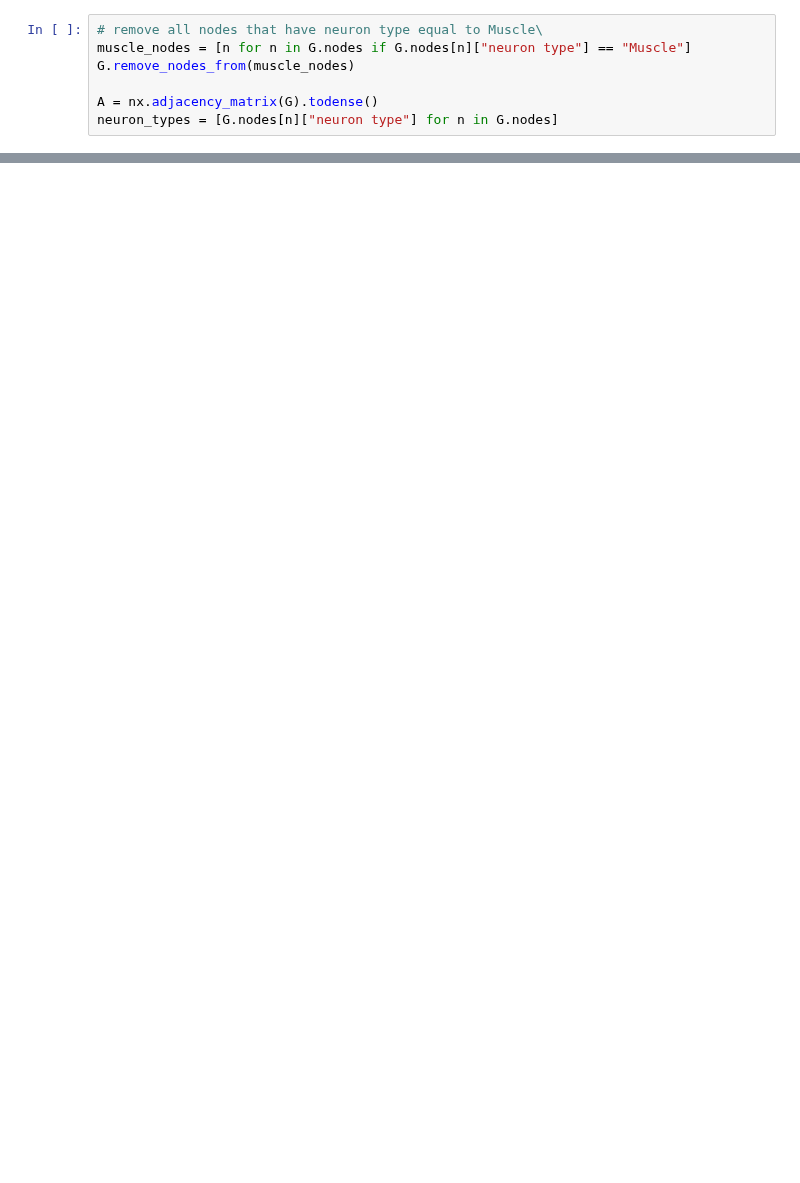
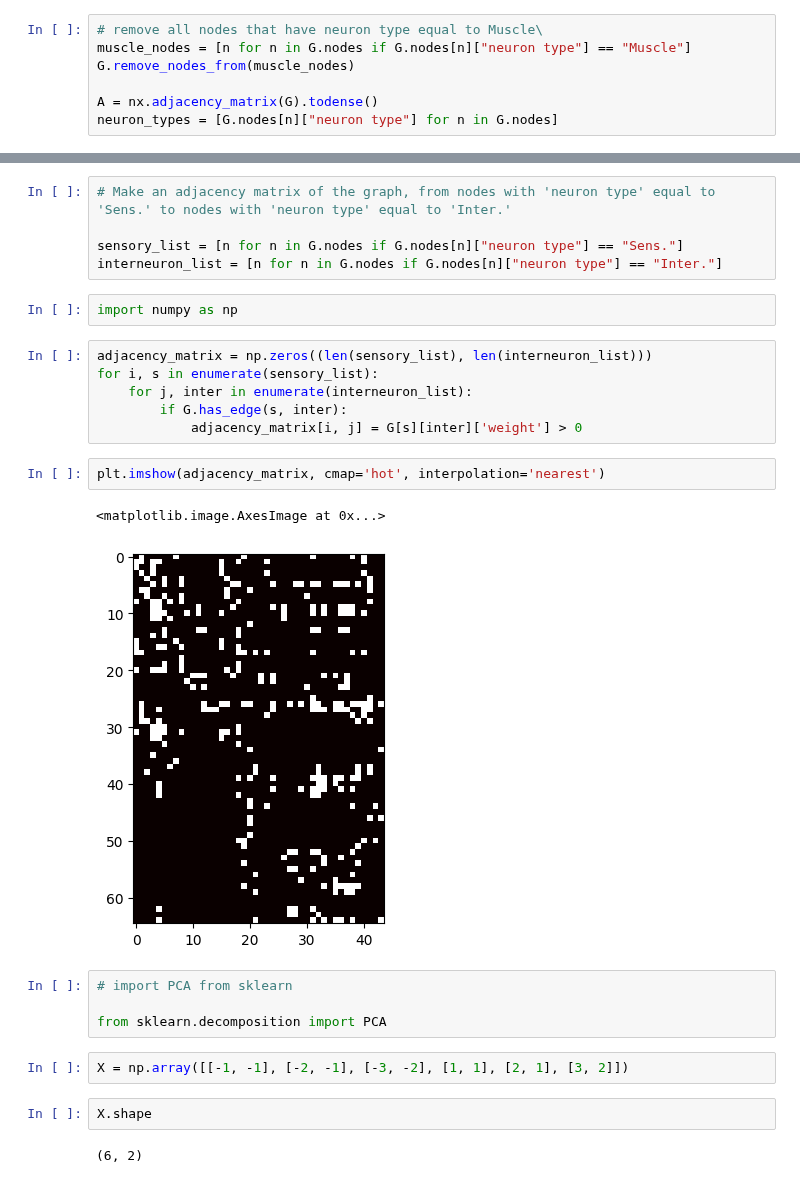
Before and after one commit to Shavit-Lab/celegans_connectome_analysis, a Jupyter notebook: polarity.ipynb, the cells around one changed output, grey strips where cells are left out. Cells and saved outputs as stored; diff of their text form; blank space fills up the shorter version.

```diff
--- a/polarity.ipynb
+++ b/polarity.ipynb
@@ -170,0 +172,28 @@ gl.plot.heatmap(A>0, inner_hier_labels=neuron_types, sort_nodes=False, title=tit
+# %%
+# Make an adjacency matrix of the graph, from nodes with 'neuron type' equal to 'Sens.' to nodes with 'neuron type' equal to 'Inter.'
+
+sensory_list = [n for n in G.nodes if G.nodes[n]["neuron type"] == "Sens."]
+interneuron_list = [n for n in G.nodes if G.nodes[n]["neuron type"] == "Inter."]
+# %%
+import numpy as np
+# %%
+adjacency_matrix = np.zeros((len(sensory_list), len(interneuron_list)))
+for i, s in enumerate(sensory_list):
+    for j, inter in enumerate(interneuron_list):
+        if G.has_edge(s, inter):
+            adjacency_matrix[i, j] = G[s][inter]['weight'] > 0
+# %%
+plt.imshow(adjacency_matrix, cmap='hot', interpolation='nearest')
+# %% [output]
+<matplotlib.image.AxesImage at 0x...>
+[figure, added]
+# %%
+# import PCA from sklearn
+
+from sklearn.decomposition import PCA
+# %%
+X = np.array([[-1, -1], [-2, -1], [-3, -2], [1, 1], [2, 1], [3, 2]])
+# %%
+X.shape
+# %% [output]
+(6, 2)
```
Also changed, not shown: parts of 11 cells of this notebook.
